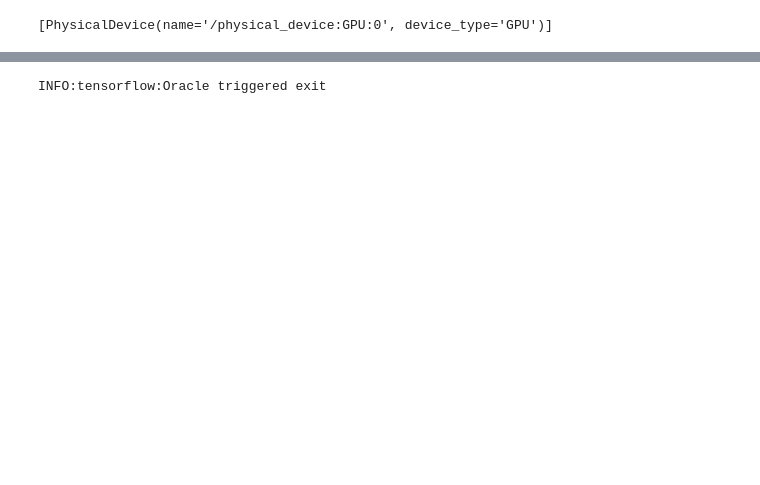
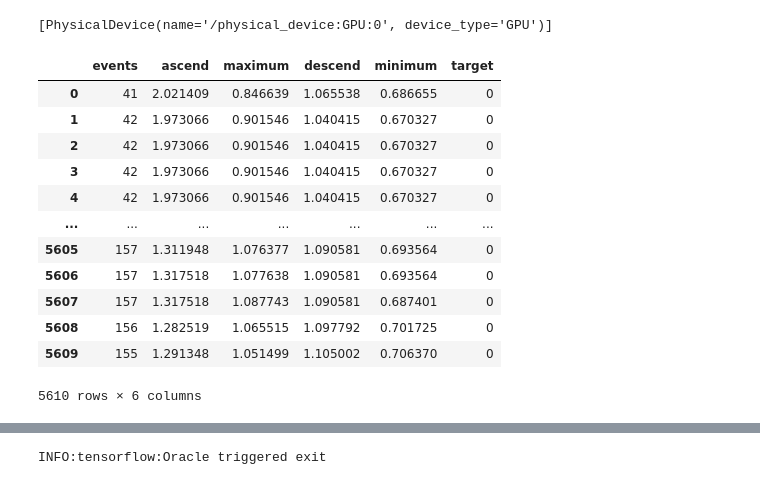
Before and after one commit to SalikhMagomedov/geo, a Jupyter notebook: notebooks/analysis_nn.ipynb, the cells around one changed output, grey strips where cells are left out. Saved outputs shown, nothing was run; the diff lists cells and outputs as text; code cells hidden in the pictures; blank space fills up the shorter version.

Commit message:
normalize and stabilize

```diff
--- a/notebooks/analysis_nn.ipynb
+++ b/notebooks/analysis_nn.ipynb
@@ -43,7 +38,7 @@ STARTING_EVENT_CLASS = 13
 def split_data(date_target_offset: relativedelta, date_target_duration: relativedelta, starting_event_class) -> (pd.DataFrame, pd.DataFrame):
     preprocessed_data = pd.DataFrame(geochem_data).copy()
 
-    normalize_columns_in_dataframe(preprocessed_data, ['events', 'ascend', 'maximum', 'descend', 'minimum'])
+    # normalize_columns_in_dataframe(preprocessed_data, ['events', 'ascend', 'maximum', 'descend', 'minimum'])
 
     breakpoint_date = convert_string_to_date('31.12.2021') - date_target_offset - date_target_duration
     reserved_data = preprocessed_data[breakpoint_date < preprocessed_data['to date']].drop(['from date'], axis=1)
@@ -58,6 +53,21 @@ def split_data(date_target_offset: relativedelta, date_target_duration: relative
     return preprocessed_data, reserved_data
 # %%
 preprocessed_data, reserved_data = split_data(DATE_TARGET_OFFSET, DATE_TARGET_DURATION, STARTING_EVENT_CLASS)
+preprocessed_data
+# %% [output]
+|  | events | ascend | maximum | descend | minimum | target |
+| 0 | 41 | 2.021409 | 0.846639 | 1.065538 | 0.686655 | 0 |
+| 1 | 42 | 1.973066 | 0.901546 | 1.040415 | 0.670327 | 0 |
+| 2 | 42 | 1.973066 | 0.901546 | 1.040415 | 0.670327 | 0 |
+| 3 | 42 | 1.973066 | 0.901546 | 1.040415 | 0.670327 | 0 |
+| 4 | 42 | 1.973066 | 0.901546 | 1.040415 | 0.670327 | 0 |
+| ... | ... | ... | ... | ... | ... | ... |
+| 5605 | 157 | 1.311948 | 1.076377 | 1.090581 | 0.693564 | 0 |
+| 5606 | 157 | 1.317518 | 1.077638 | 1.090581 | 0.693564 | 0 |
+| 5607 | 157 | 1.317518 | 1.087743 | 1.090581 | 0.687401 | 0 |
+| 5608 | 156 | 1.282519 | 1.065515 | 1.097792 | 0.701725 | 0 |
+| 5609 | 155 | 1.291348 | 1.051499 | 1.105002 | 0.706370 | 0 |
+5610 rows × 6 columns
 # %%
 # display(
 #     preprocessed_data.tail(),
```
Also changed, not shown: parts of 22 cells of this notebook.
